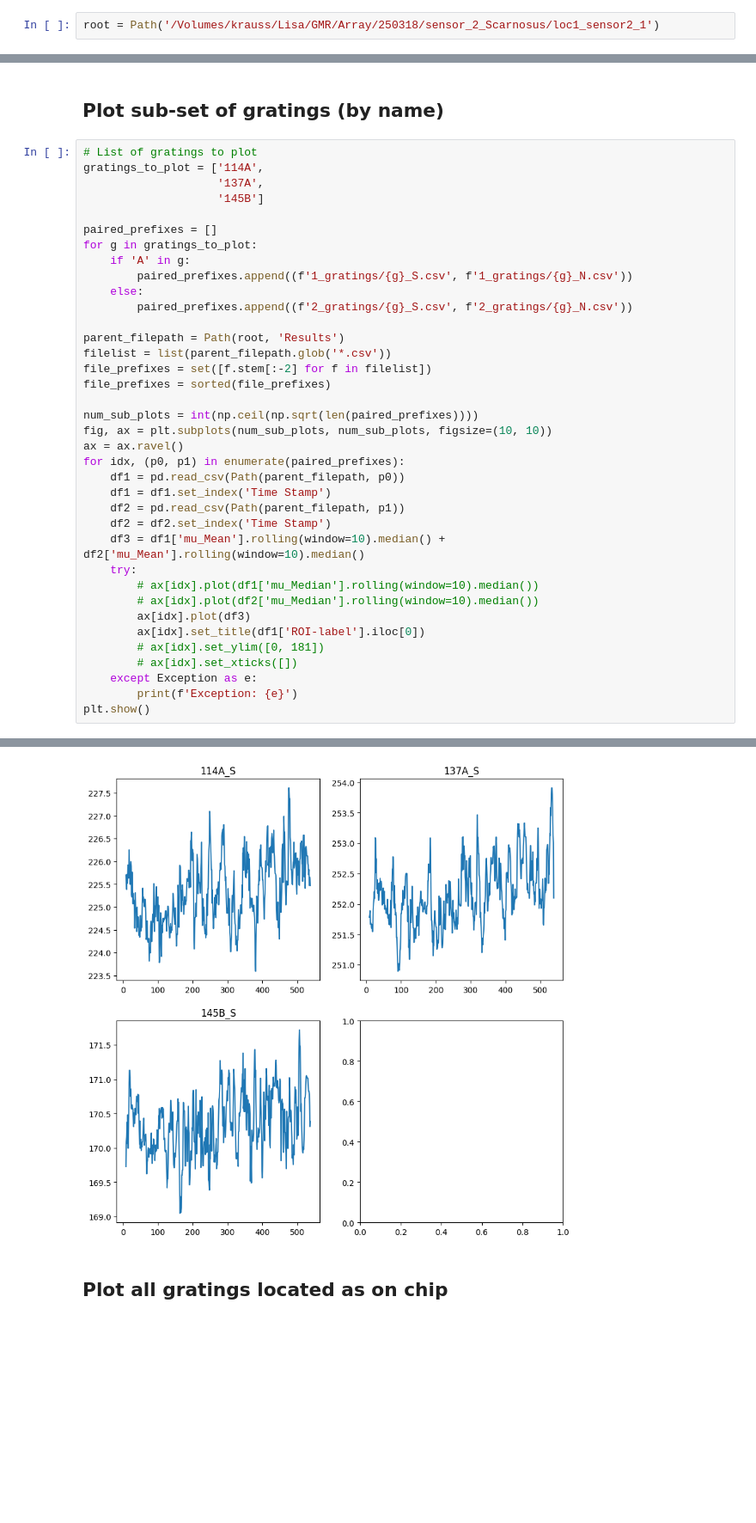
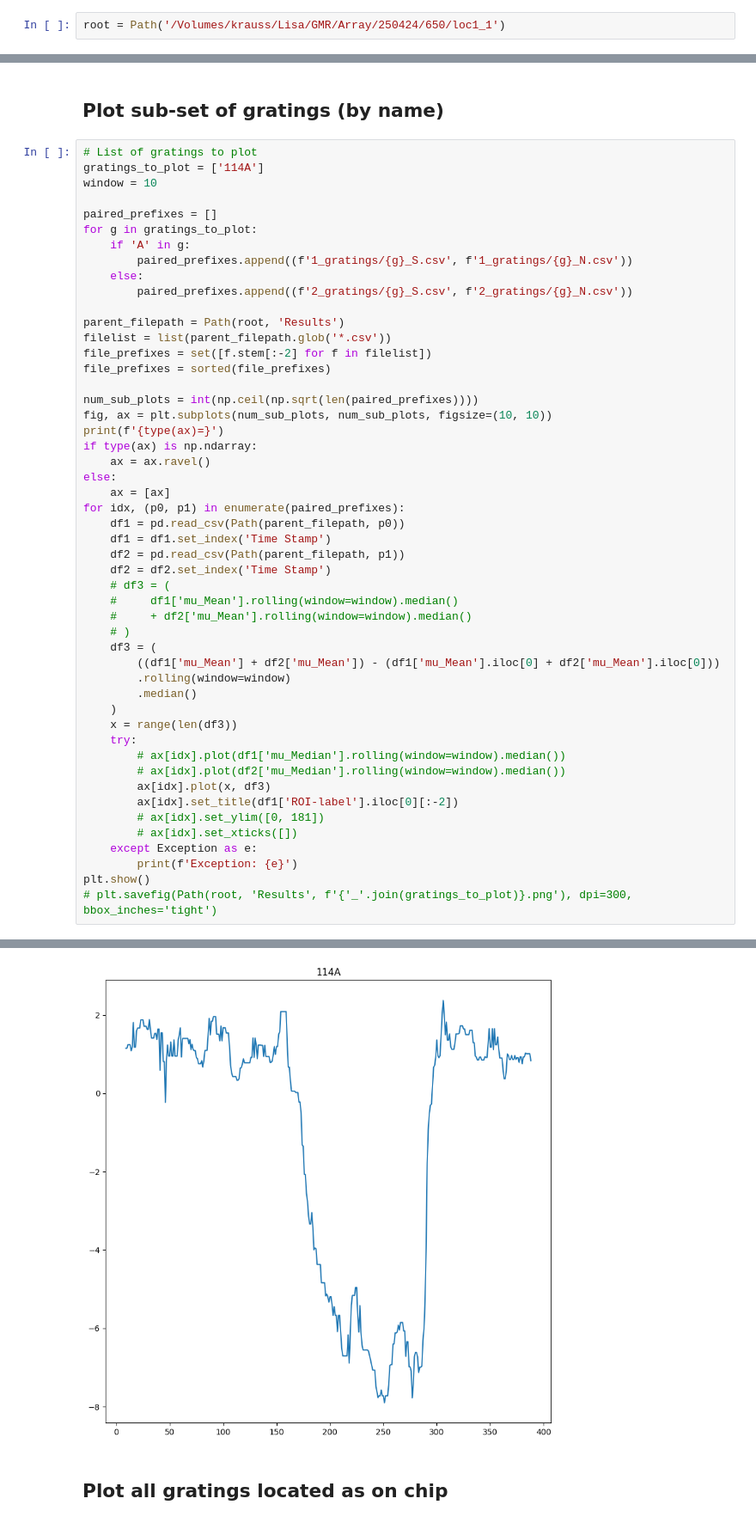
Before and after one commit to cr806/ChirpArrayScripts, a Jupyter notebook: notebook_files/Analyse_ROI_CSVs.ipynb, the cells around one changed output, grey strips where cells are left out. Shown at 86% size. Drawn from its saved outputs; the diff is of its cells as text; blank space fills up the shorter version.

```diff
--- a/notebook_files/Analyse_ROI_CSVs.ipynb
+++ b/notebook_files/Analyse_ROI_CSVs.ipynb
@@ -11,7 +9,7 @@ from pathlib import Path
 pd.set_option('display.max_columns', None)
 pd.set_option('display.width', None)
 # %%
-root = Path('/Volumes/krauss/Lisa/GMR/Array/250318/sensor_2_Scarnosus/loc1_sensor2_1')
+root = Path('/Volumes/krauss/Lisa/GMR/Array/250424/650/loc1_1')
 # %% [markdown]
 ## Plot gratings 1 and 2 separately (for comparison)
 # %%
@@ -105,9 +103,8 @@ Index(['Sensor ID', 'Setup ID', 'Reader ID', 'Root Path', 'File Path', 'Error',
 ## Plot sub-set of gratings (by name)
 # %%
 # List of gratings to plot
-gratings_to_plot = ['114A',
-                    '137A',
-                    '145B']
+gratings_to_plot = ['114A']
+window = 10
 
 paired_prefixes = []
 for g in gratings_to_plot:
@@ -123,21 +120,35 @@ file_prefixes = sorted(file_prefixes)
 
 num_sub_plots = int(np.ceil(np.sqrt(len(paired_prefixes))))
 fig, ax = plt.subplots(num_sub_plots, num_sub_plots, figsize=(10, 10))
-ax = ax.ravel()
+print(f'{type(ax)=}')
+if type(ax) is np.ndarray:
+    ax = ax.ravel()
+else:
+    ax = [ax]
 for idx, (p0, p1) in enumerate(paired_prefixes):
     df1 = pd.read_csv(Path(parent_filepath, p0))
     df1 = df1.set_index('Time Stamp')
     df2 = pd.read_csv(Path(parent_filepath, p1))
     df2 = df2.set_index('Time Stamp')
-    df3 = df1['mu_Mean'].rolling(window=10).median() + df2['mu_Mean'].rolling(window=10).median()
+    # df3 = (
+    #     df1['mu_Mean'].rolling(window=window).median()
+    #     + df2['mu_Mean'].rolling(window=window).median()
+    # )
+    df3 = (
+        ((df1['mu_Mean'] + df2['mu_Mean']) - (df1['mu_Mean'].iloc[0] + df2['mu_Mean'].iloc[0]))
+        .rolling(window=window)
+        .median()
+    )
+    x = range(len(df3))
     try:
-        # ax[idx].plot(df1['mu_Median'].rolling(window=10).median())
-        # ax[idx].plot(df2['mu_Median'].rolling(window=10).median())
-        ax[idx].plot(df3)
-        ax[idx].set_title(df1['ROI-label'].iloc[0])
+        # ax[idx].plot(df1['mu_Median'].rolling(window=window).median())
+        # ax[idx].plot(df2['mu_Median'].rolling(window=window).median())
+        ax[idx].plot(x, df3)
+        ax[idx].set_title(df1['ROI-label'].iloc[0][:-2])
         # ax[idx].set_ylim([0, 181])
         # ax[idx].set_xticks([])
     except Exception as e:
         print(f'Exception: {e}')
 plt.show()
+# plt.savefig(Path(root, 'Results', f'{'_'.join(gratings_to_plot)}.png'), dpi=300, bbox_inches='tight')
 # %% [output]
@@ -144,4 +156,4 @@ plt.show()
-[figure, old version]
+[figure, new version]
 # %% [markdown]
 ## Plot all gratings located as on chip
 # %%
```
Also changed, not shown: parts of 7 cells of this notebook, 21 other files.
